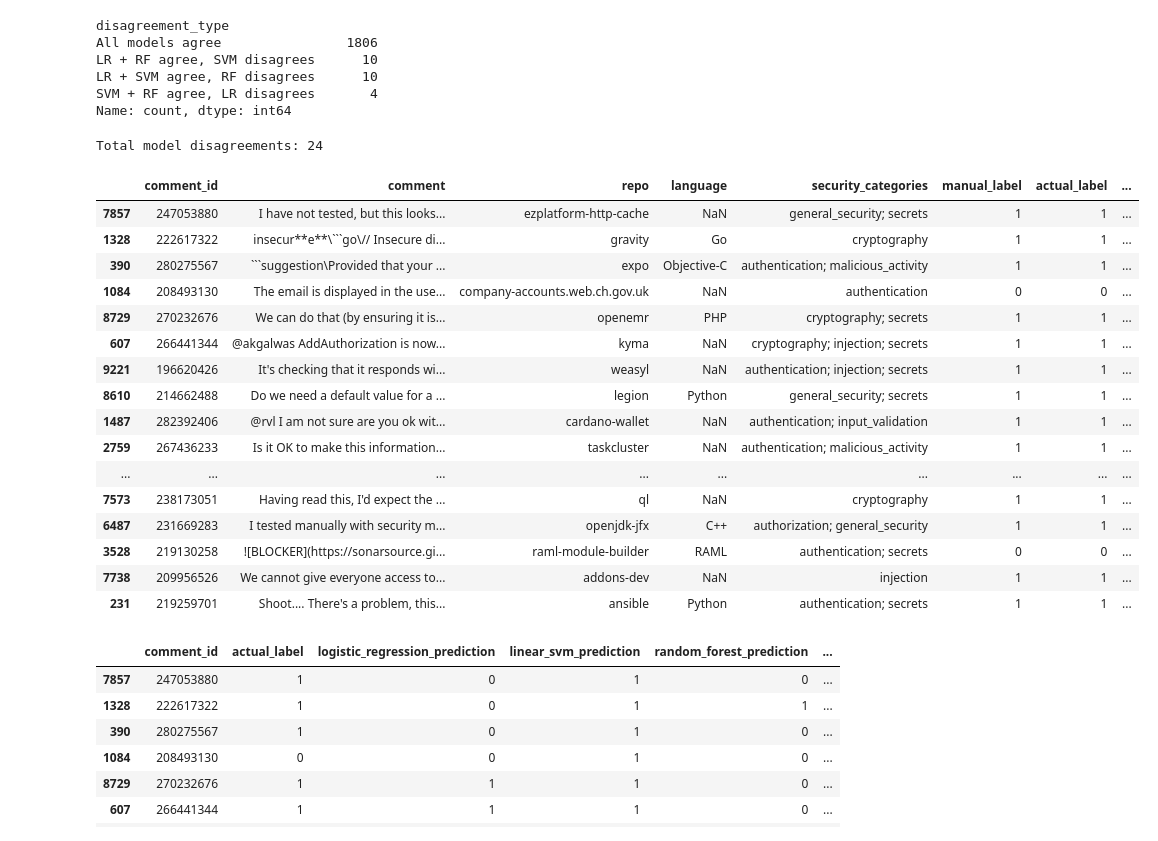
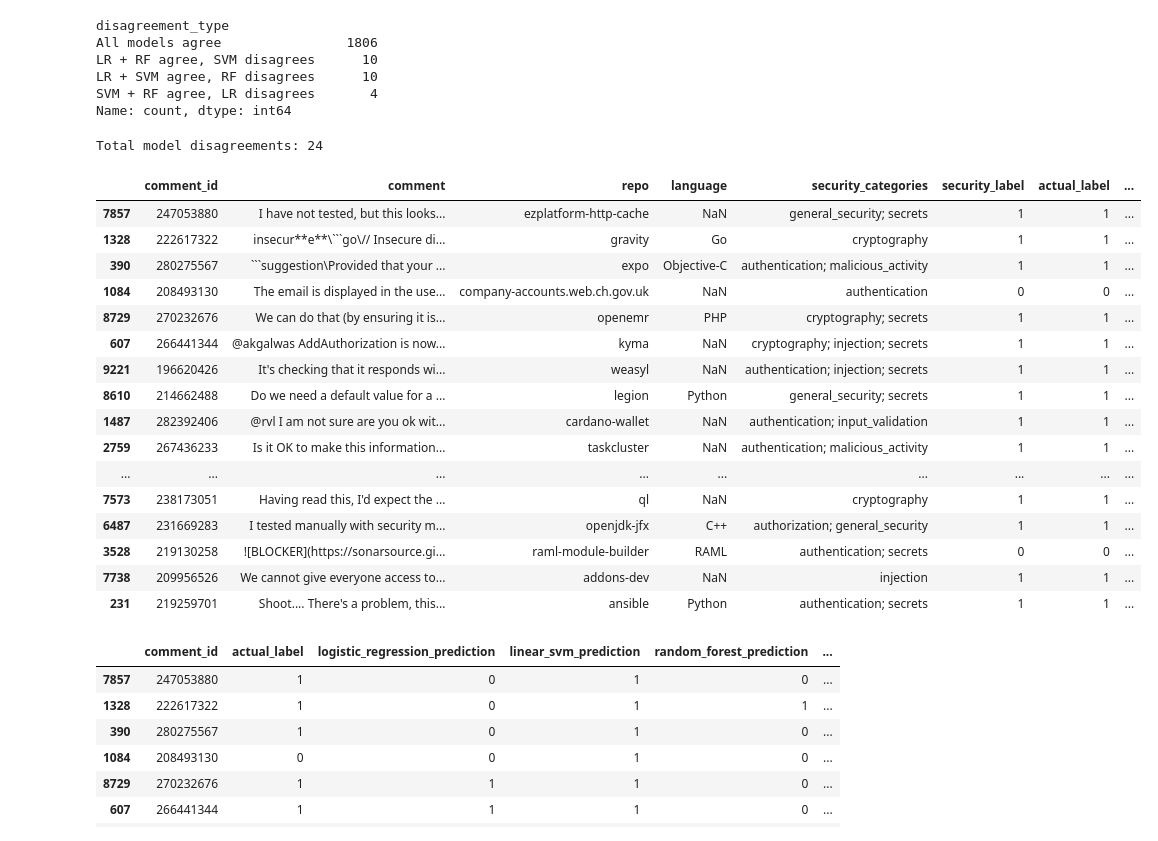
Before and after one commit to Mustafa19301/Security-Code-Review-Analysis, a Jupyter notebook: notebooks/model_comparison.ipynb, the cells around one changed output. Cells and saved outputs as stored; diff of their text form; code cells hidden in the pictures.

Commit message:
Updated security labels and ML model analysis

````diff
--- a/notebooks/model_comparison.ipynb
+++ b/notebooks/model_comparison.ipynb
@@ -66,10 +66,10 @@ Dataset shape: (9230, 13)
 | 4 | 224629987 | There might be some confusion. I ... | hail | Scala | 47236096 | 1161354134 | NaN | secret; session | ... |
 # %%
 print("Original label distribution:")
-display(df["manual_label"].value_counts().sort_index())
+display(df["security_label"].value_counts().sort_index())
 
 binary_df = df[
-    df["manual_label"].isin([0, 1])
+    df["security_label"].isin([0, 1])
 ].copy()
 
 binary_df["text"] = (
@@ -84,7 +84,7 @@ binary_df = binary_df[
 ].copy()
 
 X = binary_df["text"]
-y = binary_df["manual_label"].astype(int)
+y = binary_df["security_label"].astype(int)
 
 print("Binary dataset shape:", binary_df.shape)
 
@@ -522,13 +522,13 @@ prediction_columns = [
     "random_forest_prediction"
 ]
 
-prediction_df["model_agreement_count"] = (
+prediction_df["prediction_variants"] = (
     prediction_df[prediction_columns]
     .nunique(axis=1)
 )
 
 disagreements = prediction_df[
-    prediction_df["model_agreement_count"] > 1
+    prediction_df["prediction_variants"] > 1
 ].copy()
 
 print(
@@ -598,31 +598,31 @@ Name: count, dtype: int64
 # %%
 disagreement_columns = [
     "comment_id",
     "comment",
     "repo",
     "language",
     "security_categories",
-    "manual_label",
+    "security_label",
     "actual_label",
     "logistic_regression_prediction",
     "linear_svm_prediction",
     "random_forest_prediction",
     "disagreement_type"
 ]
 
 all_disagreements = prediction_df[
     prediction_df["disagreement_type"] != "All models agree"
 ][disagreement_columns].copy()
 
 print(
     "Total model disagreements:",
     len(all_disagreements)
 )
 
 display(all_disagreements)
 # %% [output]
 Total model disagreements: 24
-|  | comment_id | comment | repo | language | security_categories | manual_label | actual_label | ... |
+|  | comment_id | comment | repo | language | security_categories | security_label | actual_label | ... |
 | 7857 | 247053880 | I have not tested, but this looks... | ezplatform-http-cache | NaN | general_security; secrets | 1 | 1 | ... |
 | 1328 | 222617322 | insecur**e**\```go\// Insecure di... | gravity | Go | cryptography | 1 | 1 | ... |
 | 390 | 280275567 | ```suggestion\Provided that your ... | expo | Objective-C | authentication; malicious_activity | 1 | 1 | ... |
````
Also changed, not shown: parts of 4 cells of this notebook, 11 other files.
